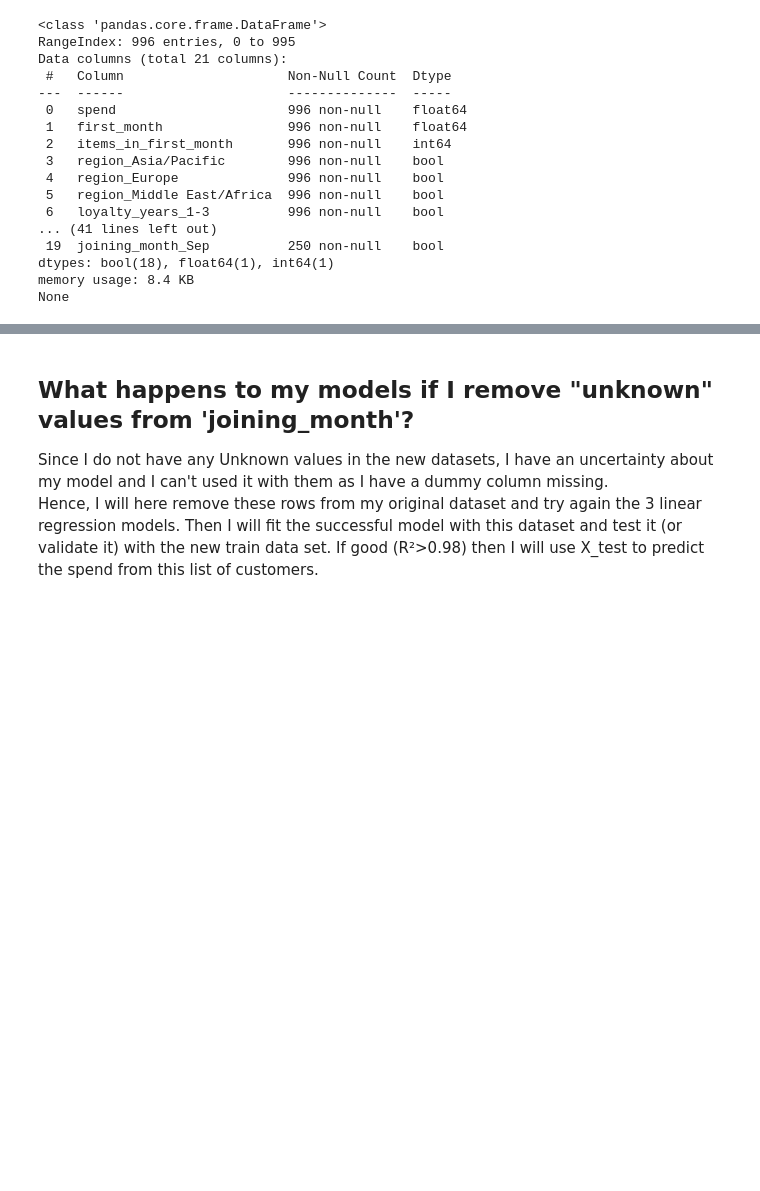
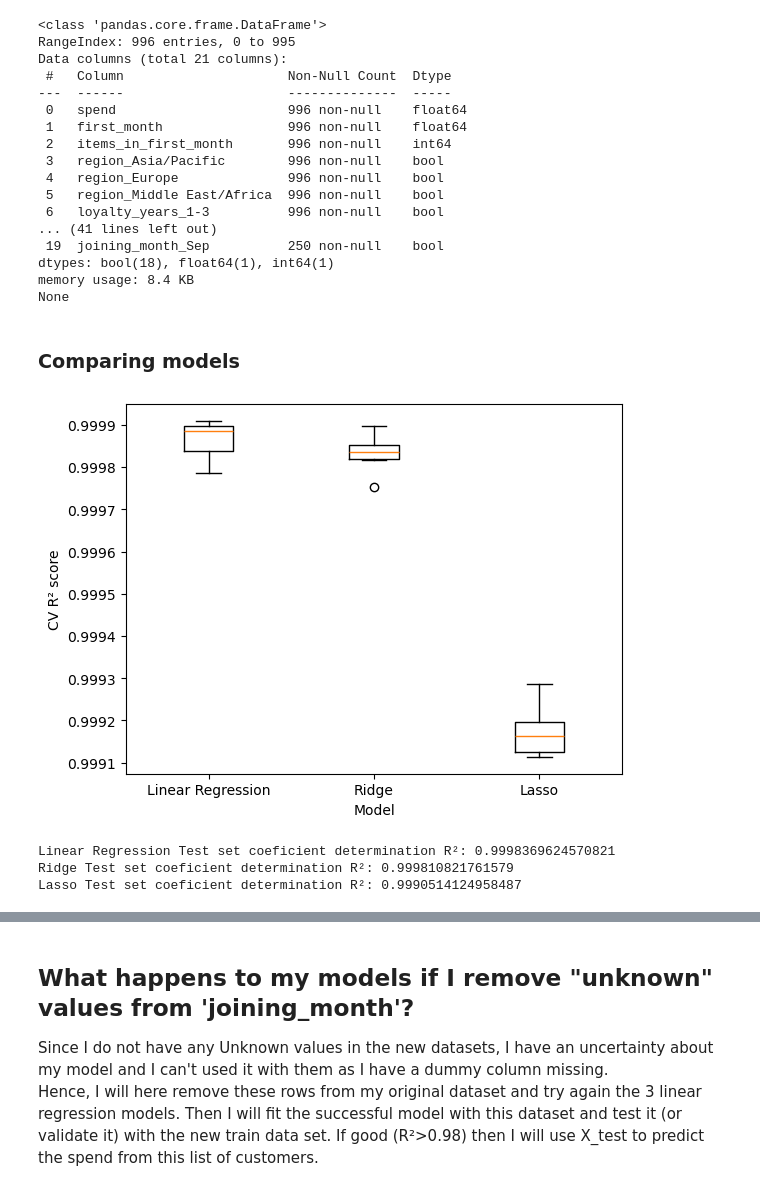
Before and after one commit to flylight-max/EDA_exam_CodeOp, a Jupyter notebook: analysis.ipynb, the cells around one changed output, grey strips where cells are left out. Cells and saved outputs as stored; diff of their text form; code cells hidden in the pictures; blank space fills up the shorter version.

```diff
--- a/analysis.ipynb
+++ b/analysis.ipynb
@@ -853,3 +878,35 @@ Data columns (total 21 columns):
 dtypes: bool(18), float64(1), int64(1)
 memory usage: 8.4 KB
 None
+# %% [markdown]
+### **Comparing models**
+# %%
+#LinearRegression
+X_train = dummies_customer_train.drop("spend", axis=1).values
+y_train = dummies_customer_train["spend"].values
+
+X_test = dummies_customer_test.values
+
+results_mit_train=[]
+for model in models.values():
+    kf = KFold(n_splits=6, random_state=1984, shuffle=True)
+    cv_results = cross_val_score(model,X_train, y_train, cv=kf)
+    results_mit_train.append(cv_results)
+plt.boxplot(results_mit_train, labels=models.keys())
+plt.ylabel("CV R² score")
+plt.xlabel("Model")
+plt.show()
+# %% [output]
+[figure, added]
+# %%
+#Test performance with new dataset
+X_train_train,X_train_test,y_train_train,y_train_test = train_test_split(X_train,y_train,test_size=0.2, random_state=1984)
+
+for name,model in models.items():
+    model.fit(X_train_train,y_train_train)
+    test_score = model.score(X_train_test,y_train_test)
+    print("{} Test set coeficient determination R²: {}".format(name,test_score))
+# %% [output]
+Linear Regression Test set coeficient determination R²: 0.9998369624570821
+Ridge Test set coeficient determination R²: 0.999810821761579
+Lasso Test set coeficient determination R²: 0.9990514124958487
```
Also changed, not shown: parts of 30 cells of this notebook.
